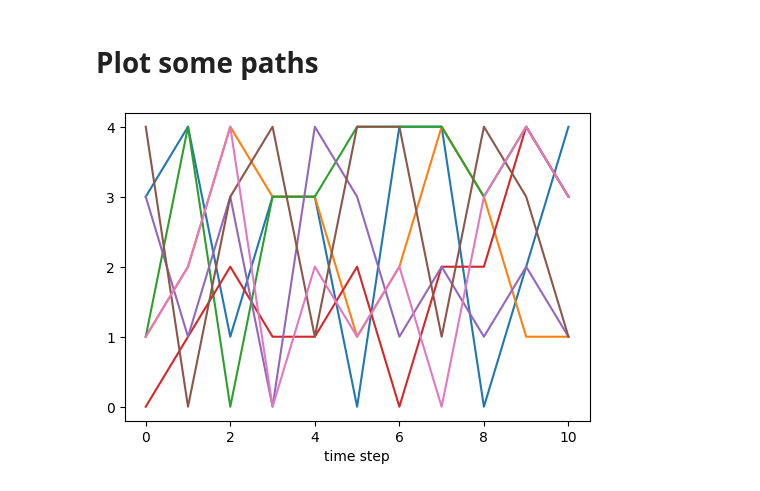
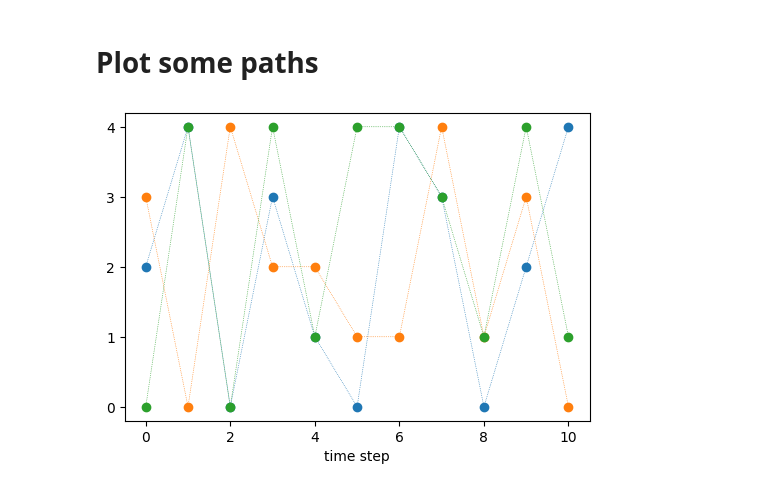
Before and after one commit to xyise/xyise, a Jupyter notebook: notebook/numba/numba_numpy.ipynb, the cells around one changed output. Drawn from its saved outputs; the diff is of its cells as text; code cells hidden in the pictures.

Commit message:
update figure

```diff
--- a/notebook/numba/numba_numpy.ipynb
+++ b/notebook/numba/numba_numpy.ipynb
@@ -229,9 +229,10 @@ for n in range(num_step):
 mtx_state = np.array(l_state)
 # %%
 plt.figure(figsize=(6,4))
-plt.plot(range(num_step+1), mtx_state)
+plt.plot(range(num_step+1), mtx_state[:,:3], ':o', lw=0.5)
 plt.xlabel('time step')
 plt.yticks(range(num_state), [str(s) for s in range(num_state)])
+plt.savefig('sample-paths.png')
 plt.show()
 # %% [output]
-[figure, old version]
+[figure, new version]
```
Also changed, not shown: parts of 3 cells of this notebook, 1 other file.
